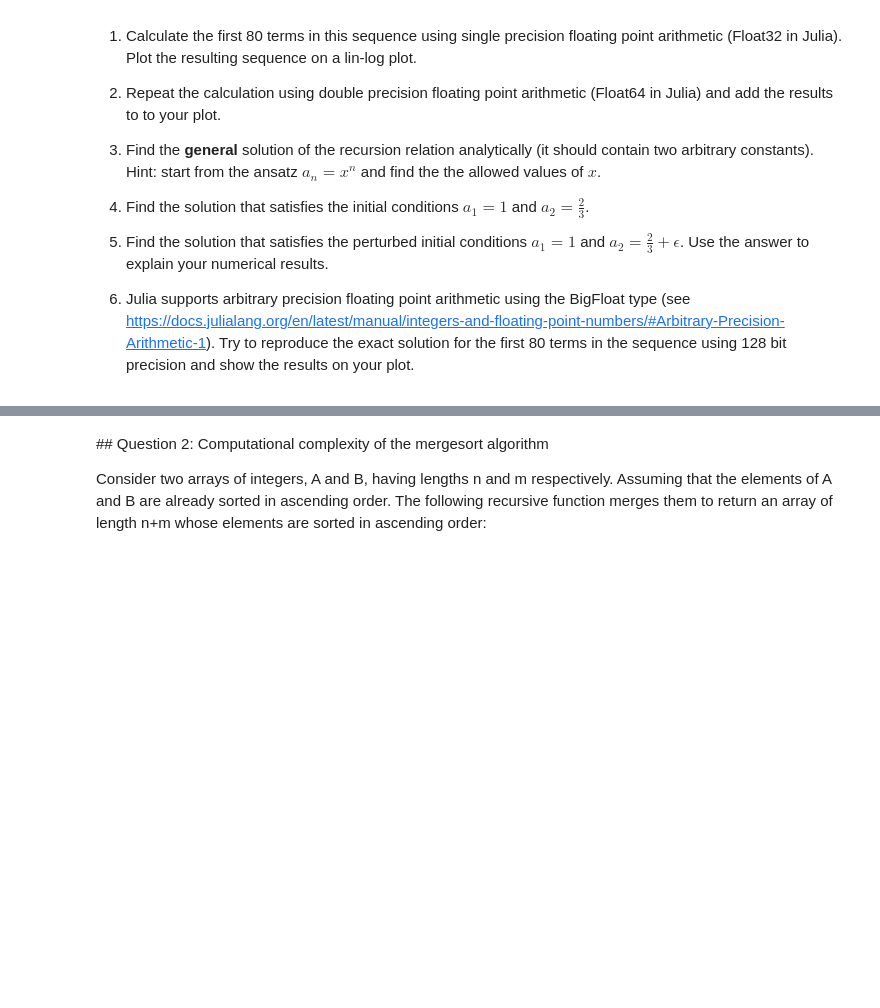
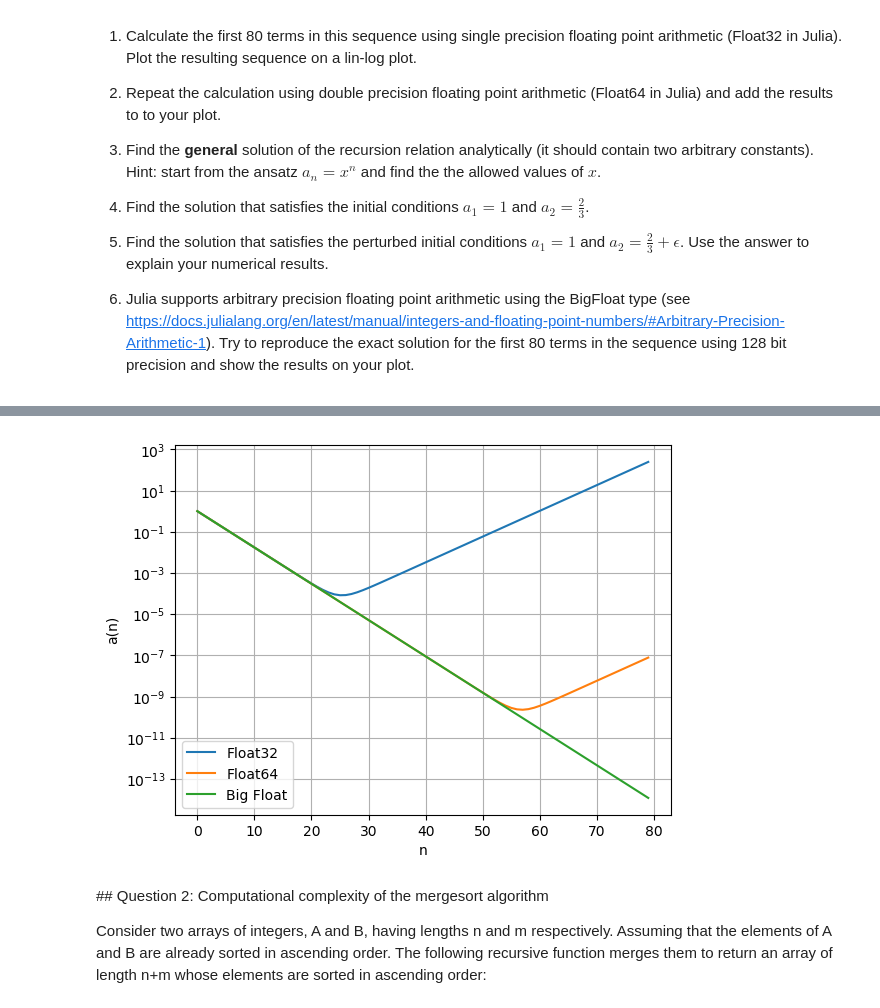
Before and after one commit to alchemist5617/Numerical-Methods, a Jupyter notebook: workbook1.ipynb, the cells around one changed output, grey strips where cells are left out. Drawn from its saved outputs; the diff is of its cells as text; code cells hidden in the pictures; blank space fills up the shorter version.

```diff
--- a/workbook1.ipynb
+++ b/workbook1.ipynb
@@ -23,3 +42,28 @@ with the initial conditions $a_1=1$ and $a_2=\frac{2}{3}$.
+# %%
+using PyPlot
+a=zeros(Float32,80)
+a_d=zeros(80)
+a_b=zeros(BigFloat,80)
+a[1]=1
+a[2]=2/3
+a_d[1]=1
+a_d[2]=2/3S
+a_b[1]=BigFloat(1)
+a_b[2]=BigFloat(2)/BigFloat(3)
+for i=3:80
+    a[i]=2*a[i-1]-(8/9)*a[i-2]
+    a_d[i]=2*a_d[i-1]-(8/9)*a_d[i-2]
+    a_b[i]=BigFloat(2)*a_b[i-1]-(BigFloat(8)/BigFloat(9))*a_b[i-2]
+end
+semilogy(a,label="Float32")
+semilogy(a_d,label="Float64")
+semilogy(a_b,label="Big Float")
+xlabel("n")
+ylabel("a(n)")
+legend()
+grid();
+# %% [output]
+[figure, added]
 # %% [markdown]
 ## Question 2: Computational complexity of the mergesort algorithm
 
```
Also changed, not shown: parts of 5 cells of this notebook.
